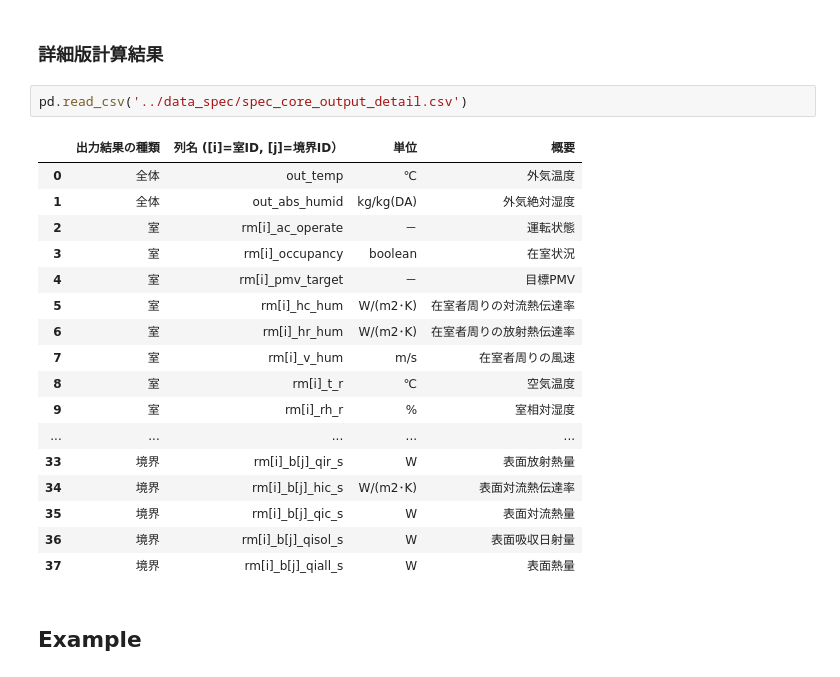
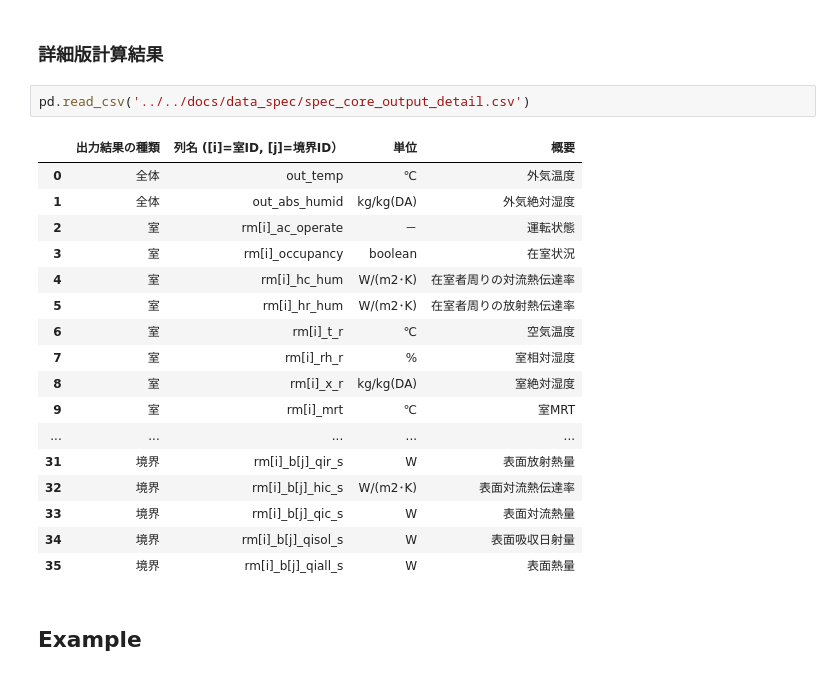
Before and after one commit to BRI-EES-House/heat_load_calc, a Jupyter notebook: notebook/core/core.ipynb, the cells around one changed output. Drawn from its saved outputs; the diff is of its cells as text.

```diff
--- a/notebook/core/core.ipynb
+++ b/notebook/core/core.ipynb
@@ -300,25 +296,25 @@ pd.read_csv('../data_spec/spec_core_output_simple.csv')
 # %% [markdown]
 ### 詳細版計算結果
 # %%
-pd.read_csv('../data_spec/spec_core_output_detail.csv')
+pd.read_csv('../../docs/data_spec/spec_core_output_detail.csv')
 # %% [output]
 |  | 出力結果の種類 | 列名 ([i]=室ID, [j]=境界ID） | 単位 | 概要 |
 | 0 | 全体 | out_temp | ℃ | 外気温度 |
 | 1 | 全体 | out_abs_humid | kg/kg(DA) | 外気絶対湿度 |
 | 2 | 室 | rm[i]_ac_operate | － | 運転状態 |
 | 3 | 室 | rm[i]_occupancy | boolean | 在室状況 |
-| 4 | 室 | rm[i]_pmv_target | － | 目標PMV |
-| 5 | 室 | rm[i]_hc_hum | W/(m2･K) | 在室者周りの対流熱伝達率 |
-| 6 | 室 | rm[i]_hr_hum | W/(m2･K) | 在室者周りの放射熱伝達率 |
-| 7 | 室 | rm[i]_v_hum | m/s | 在室者周りの風速 |
-| 8 | 室 | rm[i]_t_r | ℃ | 空気温度 |
-| 9 | 室 | rm[i]_rh_r | % | 室相対湿度 |
+| 4 | 室 | rm[i]_hc_hum | W/(m2･K) | 在室者周りの対流熱伝達率 |
+| 5 | 室 | rm[i]_hr_hum | W/(m2･K) | 在室者周りの放射熱伝達率 |
+| 6 | 室 | rm[i]_t_r | ℃ | 空気温度 |
+| 7 | 室 | rm[i]_rh_r | % | 室相対湿度 |
+| 8 | 室 | rm[i]_x_r | kg/kg(DA) | 室絶対湿度 |
+| 9 | 室 | rm[i]_mrt | ℃ | 室MRT |
 | ... | ... | ... | ... | ... |
-| 33 | 境界 | rm[i]_b[j]_qir_s | W | 表面放射熱量 |
-| 34 | 境界 | rm[i]_b[j]_hic_s | W/(m2･K) | 表面対流熱伝達率 |
-| 35 | 境界 | rm[i]_b[j]_qic_s | W | 表面対流熱量 |
-| 36 | 境界 | rm[i]_b[j]_qisol_s | W | 表面吸収日射量 |
-| 37 | 境界 | rm[i]_b[j]_qiall_s | W | 表面熱量 |
+| 31 | 境界 | rm[i]_b[j]_qir_s | W | 表面放射熱量 |
+| 32 | 境界 | rm[i]_b[j]_hic_s | W/(m2･K) | 表面対流熱伝達率 |
+| 33 | 境界 | rm[i]_b[j]_qic_s | W | 表面対流熱量 |
+| 34 | 境界 | rm[i]_b[j]_qisol_s | W | 表面吸収日射量 |
+| 35 | 境界 | rm[i]_b[j]_qiall_s | W | 表面熱量 |
 # %% [markdown]
 ## Example
 # %%
```
Also changed, not shown: parts of 6 cells of this notebook, 1 other file.
